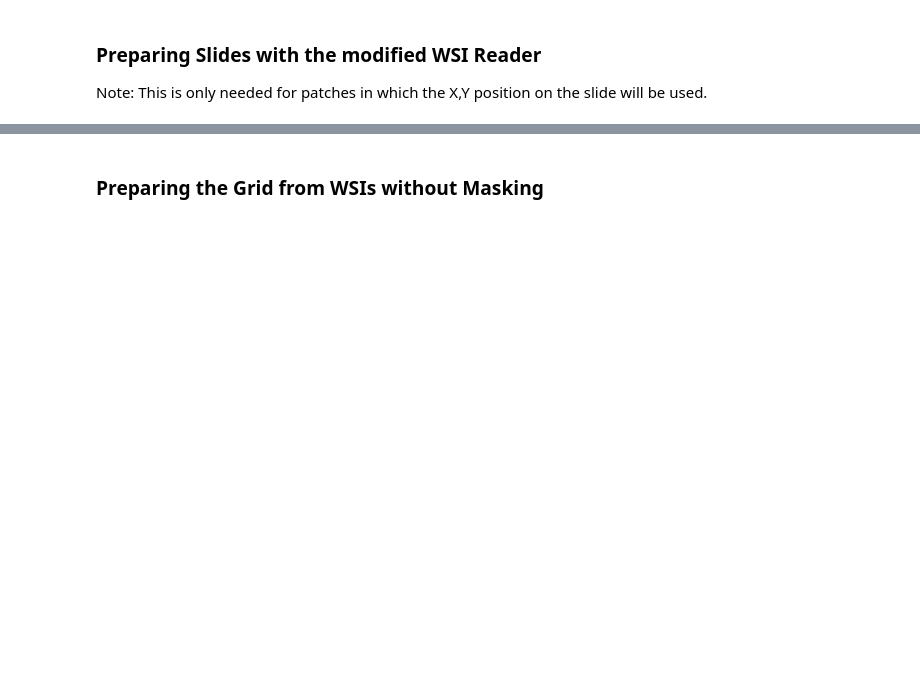
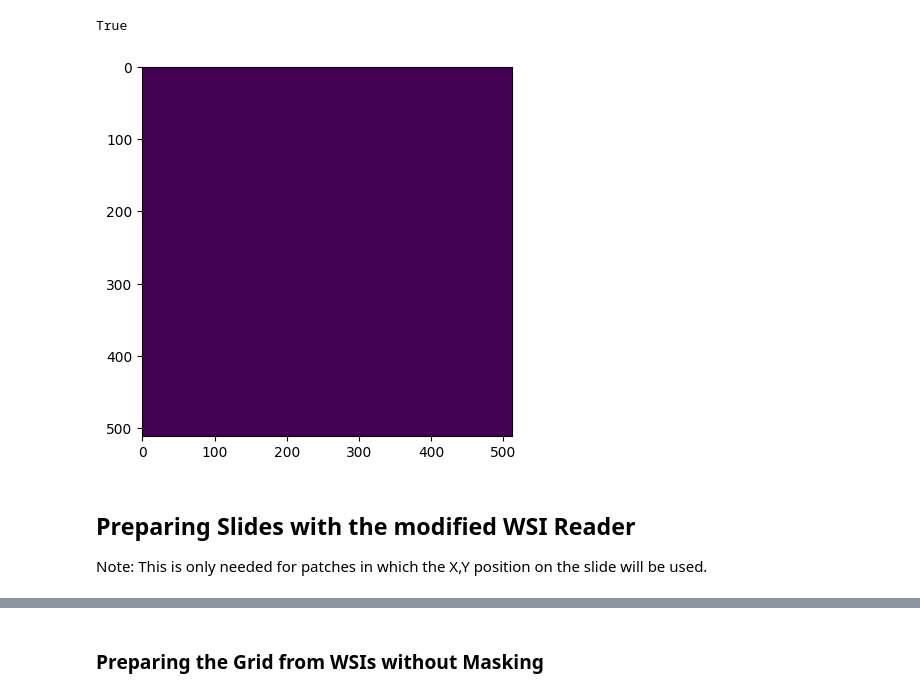
Before and after one commit to TomastpPereira/CPATH-TomasPereira, a Jupyter notebook: CoPath_Developing_RL_Agents.ipynb, the cells around one changed output, grey strips where cells are left out. Drawn from its saved outputs; the diff is of its cells as text; code cells hidden in the pictures; blank space fills up the shorter version.

```diff
--- a/CoPath_Developing_RL_Agents.ipynb
+++ b/CoPath_Developing_RL_Agents.ipynb
@@ -37,5 +80,11 @@ import openslide
+# %%
+plt.imshow(masks[0])
+print(np.all(masks[0] == False))
+# %% [output]
+True
+[figure, added]
 # %% [markdown]
-### Preparing Slides with the modified WSI Reader
+## Preparing Slides with the modified WSI Reader
 
 Note: This is only needed for patches in which the X,Y position on the slide will be used.
 # %%
```
Also changed, not shown: parts of 38 cells of this notebook.
